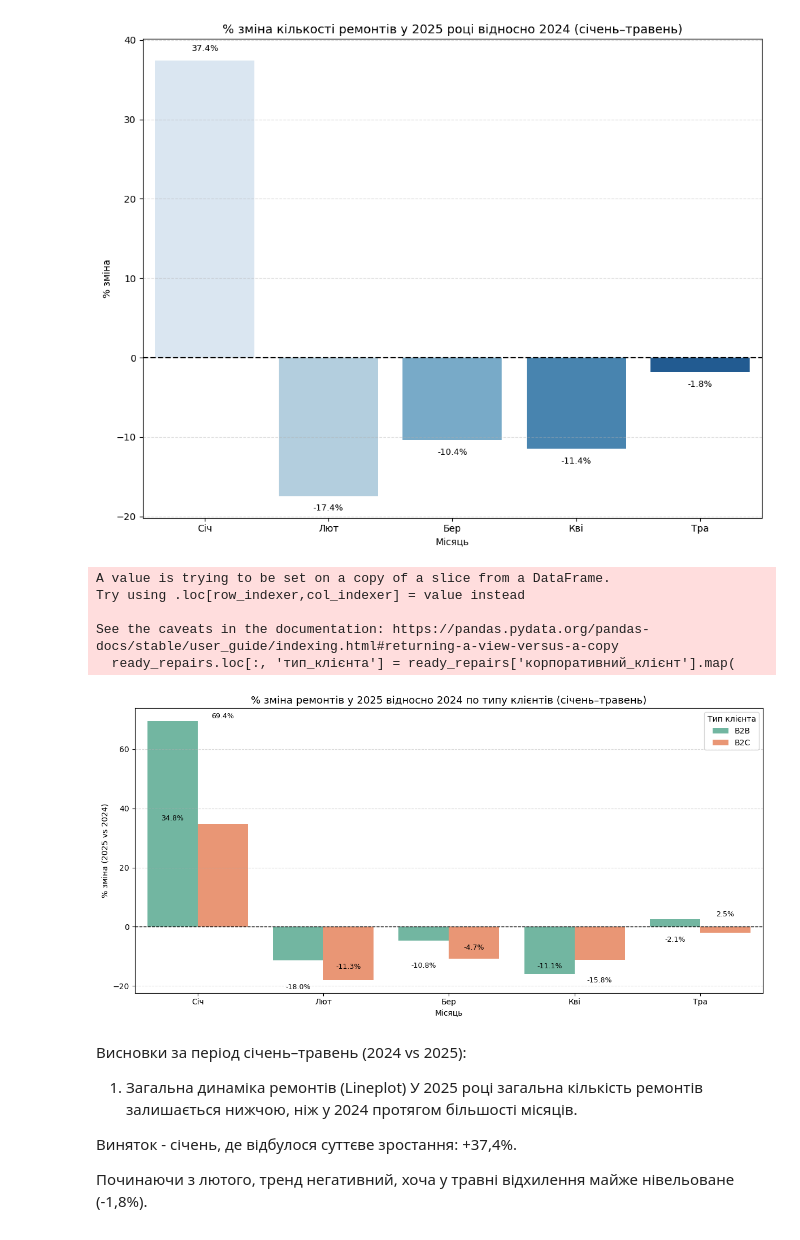
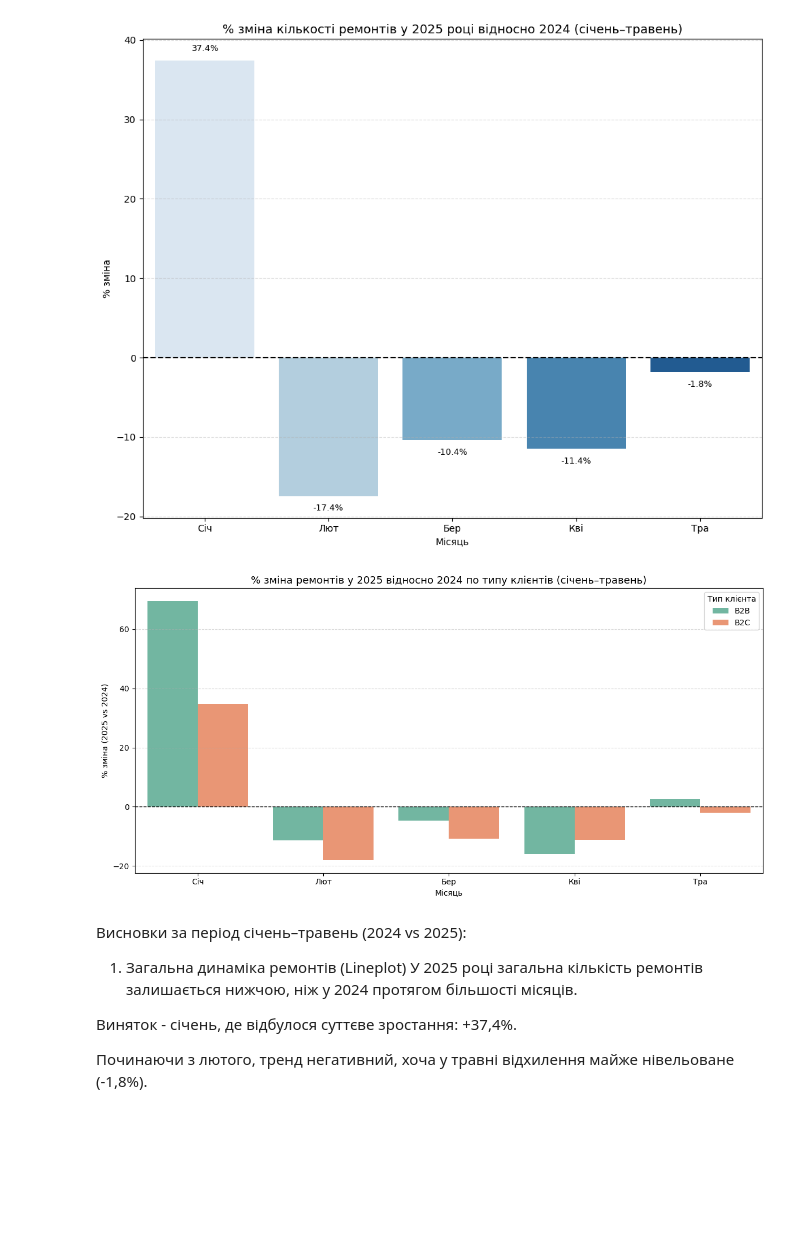
Before and after one commit to DmytOm/Automotive-Repairs-Analysis-2024-2025-Data-Analytics-Project, a Jupyter notebook: notebook/Repair_Analysis.ipynb, the cells around one changed output. Drawn from its saved outputs; the diff is of its cells as text; code cells hidden in the pictures; blank space fills up the shorter version.

Commit message:
Update: latest notebook with graphs and conclusions

```diff
--- a/notebook/Repair_Analysis.ipynb
+++ b/notebook/Repair_Analysis.ipynb
@@ -573,49 +586,34 @@ pivot_client = ready_repairs[
 pivot_percent_clients = pivot_client.pivot(
     index=['тип_клієнта', 'місяць'], columns='рік', values='кількість_ремонтів').reset_index()
 # Pivot-таблиця: місяць + тип клієнта → значення по роках
 
 pivot_percent_clients['%_зміна'] = (
     (pivot_percent_clients[2025] - pivot_percent_clients[2024]) / pivot_percent_clients[2024]) * 100
 # Обчислення % зміни
 
 plt.figure(figsize=(12, 6))
 sns.barplot(
     data=pivot_percent_clients,
     x='місяць',
     y='%_зміна',
     hue='тип_клієнта',
     palette='Set2'
 )
 # Побудова графіка
 
-for index, row in pivot_percent_clients.iterrows():
-    x_offset = -0.2 if row['тип_клієнта'] == 'B2C' else 0.2
-    plt.text(
-        row['місяць'] - 1 + x_offset,
-        row['%_зміна'] + (1 if row['%_зміна'] >= 0 else -3),
-        f"{row['%_зміна']:.1f}%",
-        ha='center',
-        fontsize=9
-    )
-# Додавання підписів значень
 
 plt.axhline(0, color='black', linestyle='--', linewidth=1)
 plt.title('% зміна ремонтів у 2025 відносно 2024 по типу клієнтів (січень–травень)', fontsize=13)
 plt.xlabel('Місяць')
 plt.ylabel('% зміна (2025 vs 2024)')
 plt.xticks([0, 1, 2, 3, 4], ['Січ', 'Лют', 'Бер', 'Кві', 'Тра'])
 plt.grid(axis='y', linestyle='--', alpha=0.5)
 plt.legend(title='Тип клієнта')
 plt.tight_layout()
 plt.show()
 # Оформлення
 # %% [output]
-A value is trying to be set on a copy of a slice from a DataFrame.
-Try using .loc[row_indexer,col_indexer] = value instead
-
-See the caveats in the documentation: https://pandas.pydata.org/pandas-docs/stable/user_guide/indexing.html#returning-a-view-versus-a-copy
-  ready_repairs.loc[:, 'тип_клієнта'] = ready_repairs['корпоративний_клієнт'].map(
-[figure, old version]
+[figure, new version]
 # %% [markdown]
 Висновки за період січень–травень (2024 vs 2025):
  1. Загальна динаміка ремонтів (Lineplot)
```
Also changed, not shown: parts of 1 cell of this notebook.
